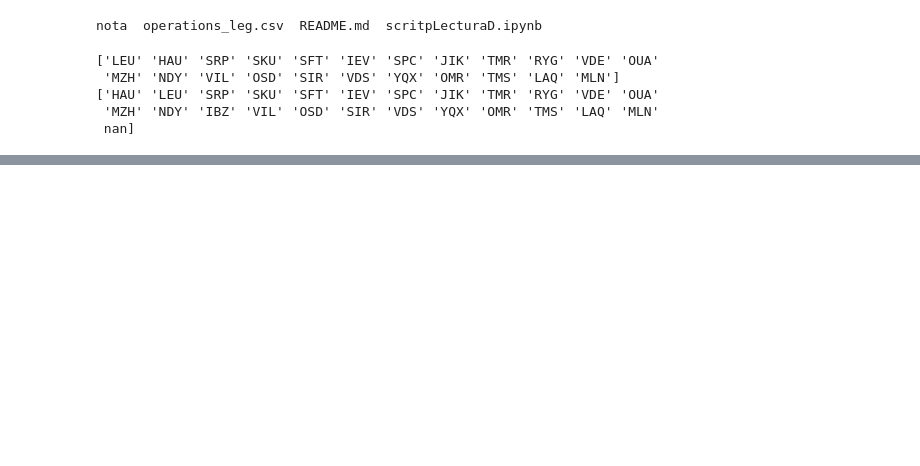
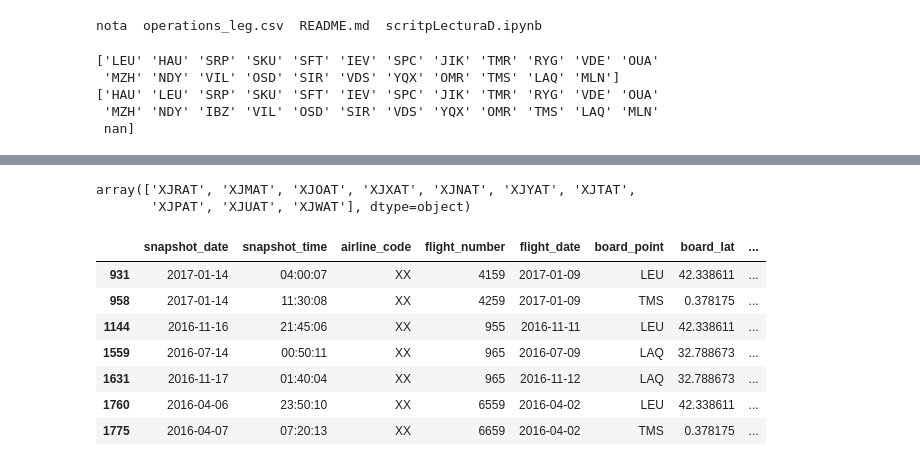
Before and after one commit to EMayorga/TFM, a Jupyter notebook: scritpLecturaD.ipynb, the cells around one changed output, grey strips where cells are left out. Drawn from its saved outputs; the diff is of its cells as text; code cells hidden in the pictures; blank space fills up the shorter version.

```diff
--- a/scritpLecturaD.ipynb
+++ b/scritpLecturaD.ipynb
@@ -38,0 +144,20 @@ data.describe
+# %%
+a320['aircraft_registration_number'].unique()
+# %% [output]
+array(['XJRAT', 'XJMAT', 'XJOAT', 'XJXAT', 'XJNAT', 'XJYAT', 'XJTAT',
+       'XJPAT', 'XJUAT', 'XJWAT'], dtype=object)
+# %%
+cancelled = data[data['general_status_code']=='Cancelled']
+# %%
+pd.options.display.max_columns = 999
+# %%
+cancelled
+# %% [output]
+|  | snapshot_date | snapshot_time | airline_code | flight_number | flight_date | board_point | board_lat | ... |
+| 931 | 2017-01-14 | 04:00:07 | XX | 4159 | 2017-01-09 | LEU | 42.338611 | ... |
+| 958 | 2017-01-14 | 11:30:08 | XX | 4259 | 2017-01-09 | TMS | 0.378175 | ... |
+| 1144 | 2016-11-16 | 21:45:06 | XX | 955 | 2016-11-11 | LEU | 42.338611 | ... |
+| 1559 | 2016-07-14 | 00:50:11 | XX | 965 | 2016-07-09 | LAQ | 32.788673 | ... |
+| 1631 | 2016-11-17 | 01:40:04 | XX | 965 | 2016-11-12 | LAQ | 32.788673 | ... |
+| 1760 | 2016-04-06 | 23:50:10 | XX | 6559 | 2016-04-02 | LEU | 42.338611 | ... |
+| 1775 | 2016-04-07 | 07:20:13 | XX | 6659 | 2016-04-02 | TMS | 0.378175 | ... |
```
Also changed, not shown: parts of 17 cells of this notebook.
